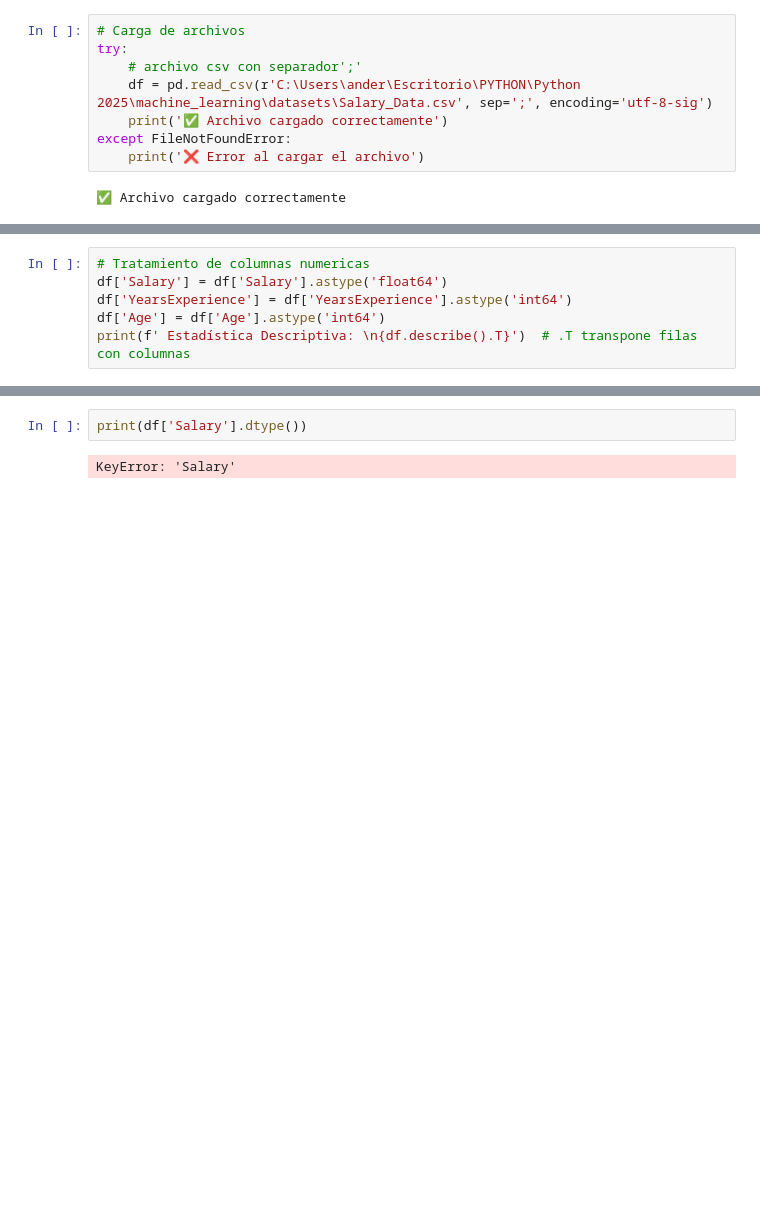
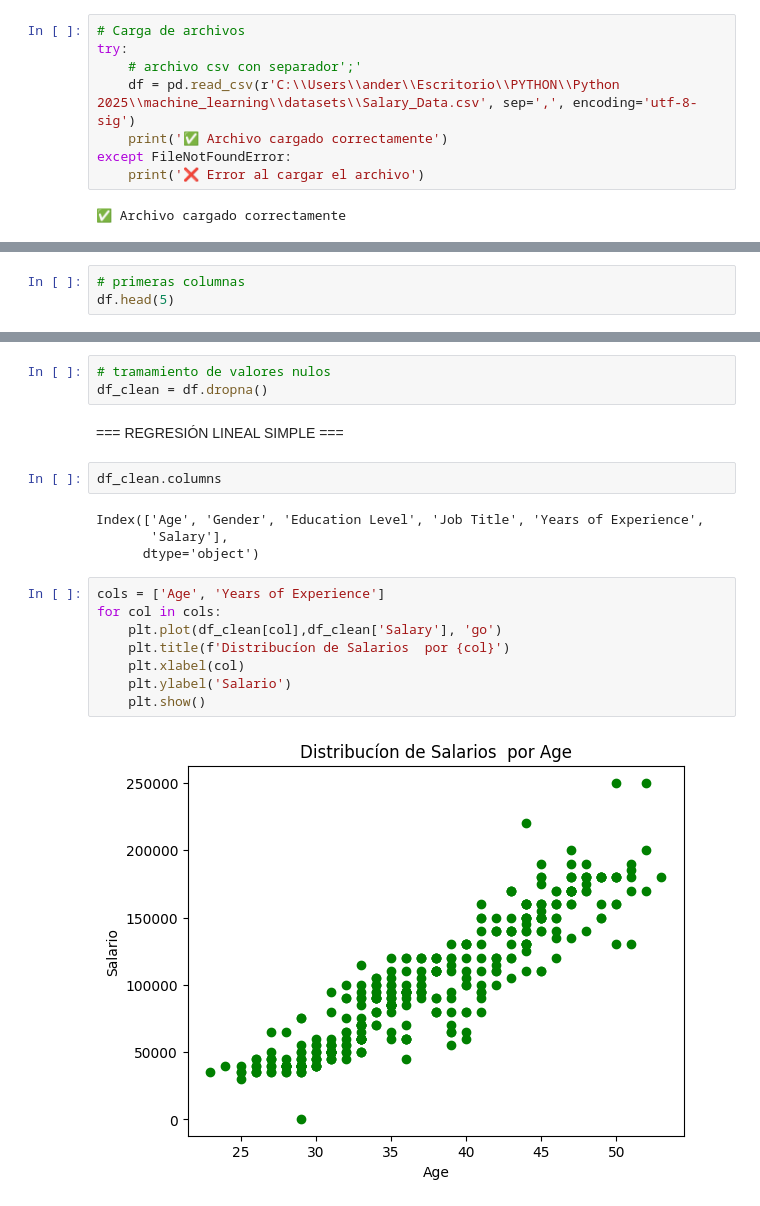
Before and after one commit to beyondAnalysIs/Machine_Learning_Python_scikit-learn, a Jupyter notebook: regresion/01_regresion_lineal_simple_multiple.ipynb, the cells around one changed output, grey strips where cells are left out. Cells and saved outputs as stored; diff of their text form; blank space fills up the shorter version.

Commit message:
regresión lineal multiple

```diff
--- a/regresion/01_regresion_lineal_simple_multiple.ipynb
+++ b/regresion/01_regresion_lineal_simple_multiple.ipynb
@@ -12,7 +7,7 @@ from sklearn.metrics import accuracy_score
 # Carga de archivos
 try:
     # archivo csv con separador';'
-    df = pd.read_csv(r'C:\Users\ander\Escritorio\PYTHON\Python 2025\machine_learning\datasets\Salary_Data.csv', sep=';', encoding='utf-8-sig')
+    df = pd.read_csv(r'C:\\Users\\ander\\Escritorio\\PYTHON\\Python 2025\\machine_learning\\datasets\\Salary_Data.csv', sep=',', encoding='utf-8-sig')
     print('✅ Archivo cargado correctamente')
 except FileNotFoundError:
     print('❌ Error al cargar el archivo')
@@ -61,7 +57,4 @@ Age,Gender,Education Level,Job Title,Years of E...    6
 # %%
-# Tratamiento de columnas numericas
-df['Salary'] = df['Salary'].astype('float64')
-df['YearsExperience'] = df['YearsExperience'].astype('int64')
-df['Age'] = df['Age'].astype('int64')
-print(f' Estadística Descriptiva: \n{df.describe().T}')  # .T transpone filas con columnas
+# primeras columnas
+df.head(5)
 # %% [output]
@@ -69,4 +67,21 @@ KeyError: 'Salary'
-# %%
-print(df['Salary'].dtype())
-# %% [output]
-KeyError: 'Salary'
+# %%
+# tramamiento de valores nulos
+df_clean = df.dropna()
+# %% [markdown]
+=== REGRESIÓN LINEAL SIMPLE ===
+# %%
+df_clean.columns
+# %% [output]
+Index(['Age', 'Gender', 'Education Level', 'Job Title', 'Years of Experience',
+       'Salary'],
+      dtype='object')
+# %%
+cols = ['Age', 'Years of Experience']
+for col in cols:
+    plt.plot(df_clean[col],df_clean['Salary'], 'go')
+    plt.title(f'Distribucíon de Salarios  por {col}')
+    plt.xlabel(col)
+    plt.ylabel('Salario')
+    plt.show()
+# %% [output]
+[figure, added]
```
Also changed, not shown: parts of 10 cells of this notebook.
